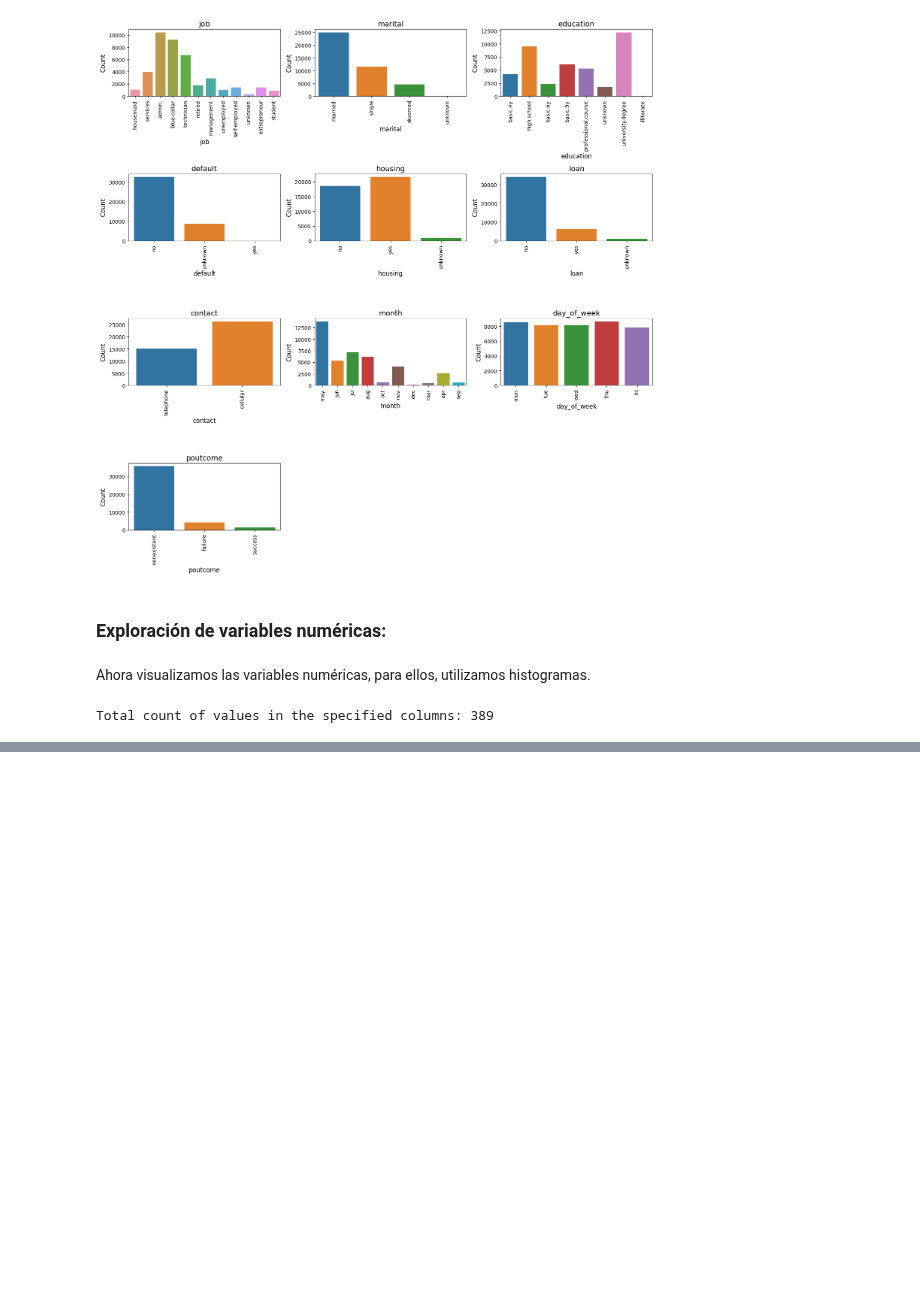
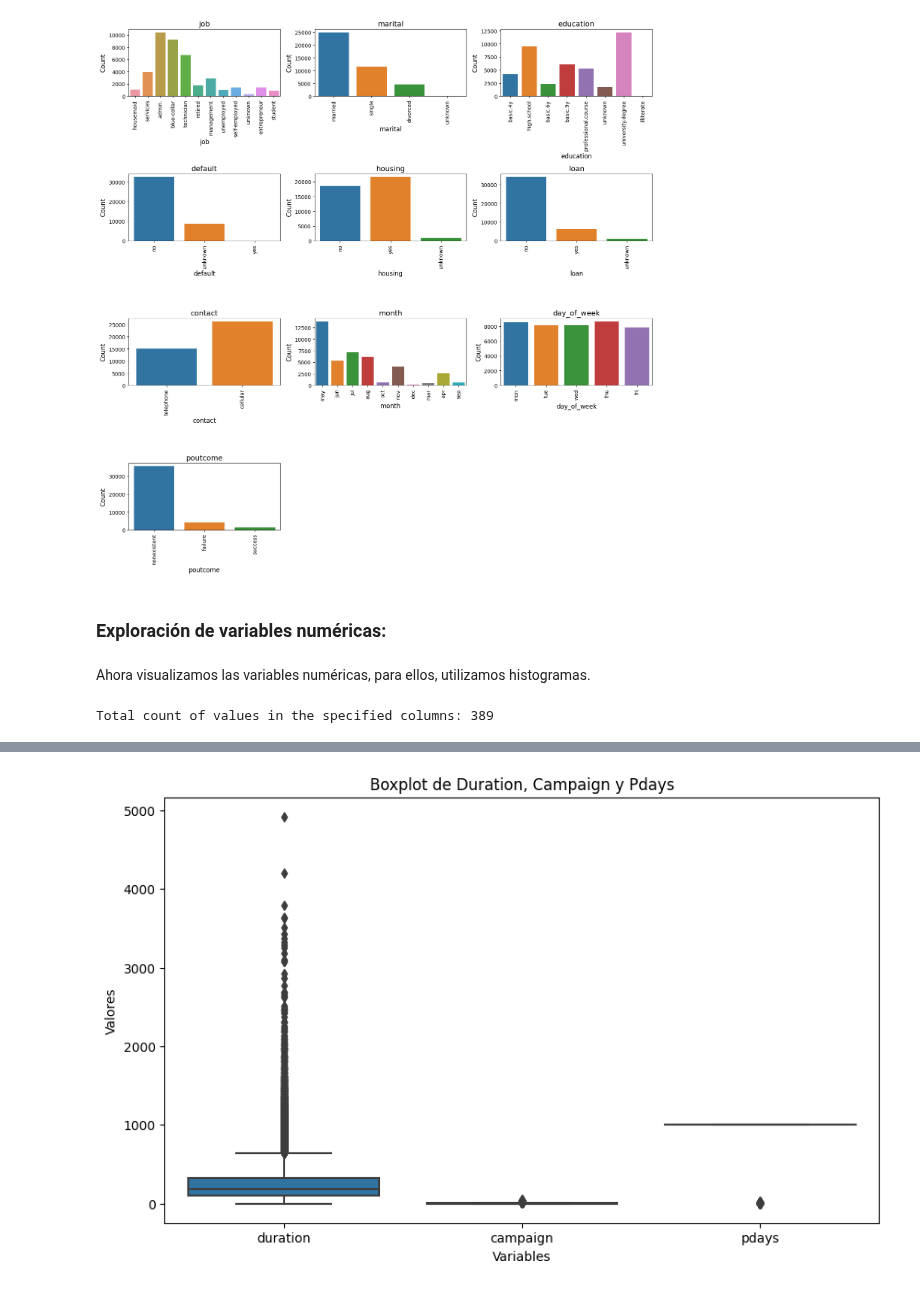
Before and after one commit to andres-mart/Coderhouse, a Jupyter notebook: 10. Estudios de Casos de Modelos Analíticos/Caso_N_1.ipynb, the cells around one changed output, grey strips where cells are left out. Saved outputs shown, nothing was run; the diff lists cells and outputs as text; code cells hidden in the pictures; blank space fills up the shorter version.

```diff
--- a/10. Estudios de Casos de Modelos Analíticos/Caso_N_1.ipynb
+++ b/10. Estudios de Casos de Modelos Analíticos/Caso_N_1.ipynb
@@ -268,0 +309,18 @@ plt.show()
+# %%
+plt.figure(figsize=(10, 6))
+
+# Variables a graficar
+vars_to_plot = ["duration", "campaign", "pdays"]
+
+# Crear el boxplot
+sns.boxplot(data=df[vars_to_plot], orient="vertical")
+
+# Configuraciones adicionales
+plt.title("Boxplot de Duration, Campaign y Pdays")
+plt.xlabel("Variables")
+plt.ylabel("Valores")
+plt.xticks(ticks=range(len(vars_to_plot)), labels=vars_to_plot)
+
+plt.show()
+# %% [output]
+[figure, added]
```
Also changed, not shown: parts of 13 cells of this notebook.
